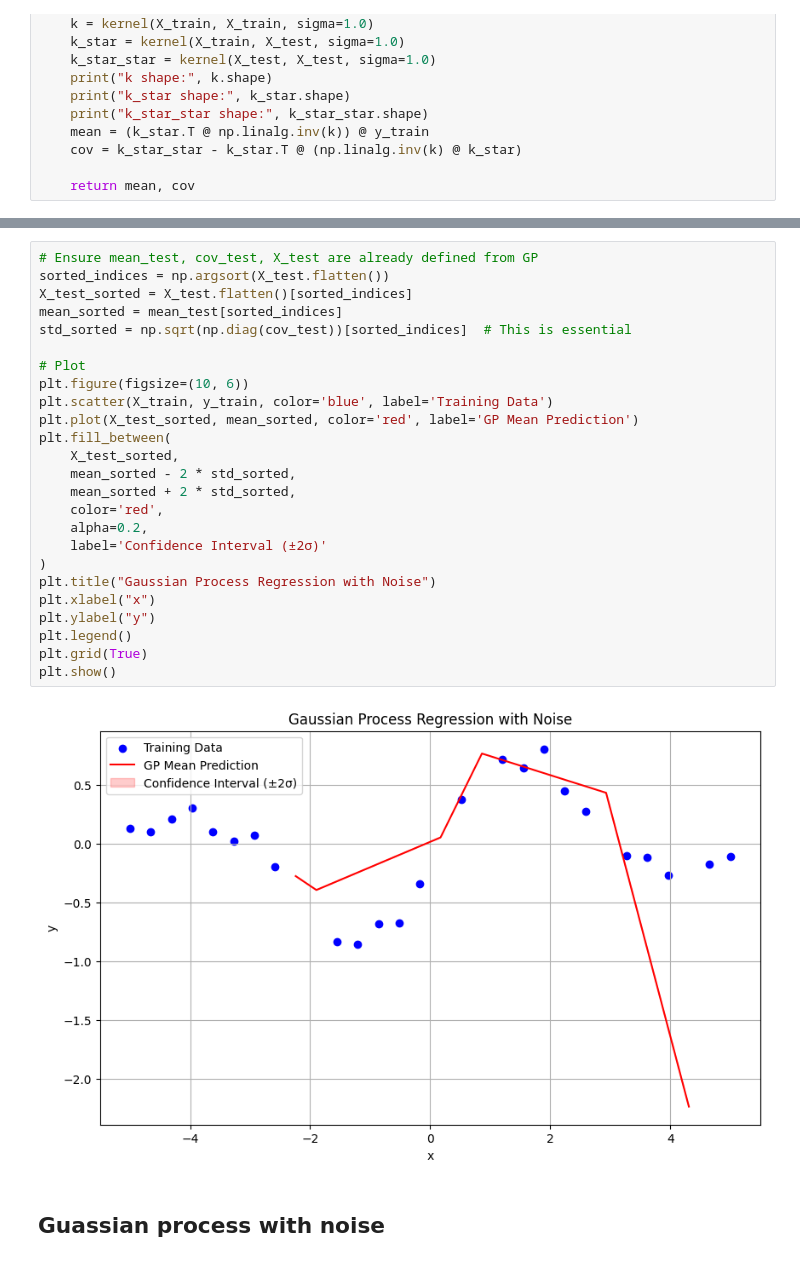
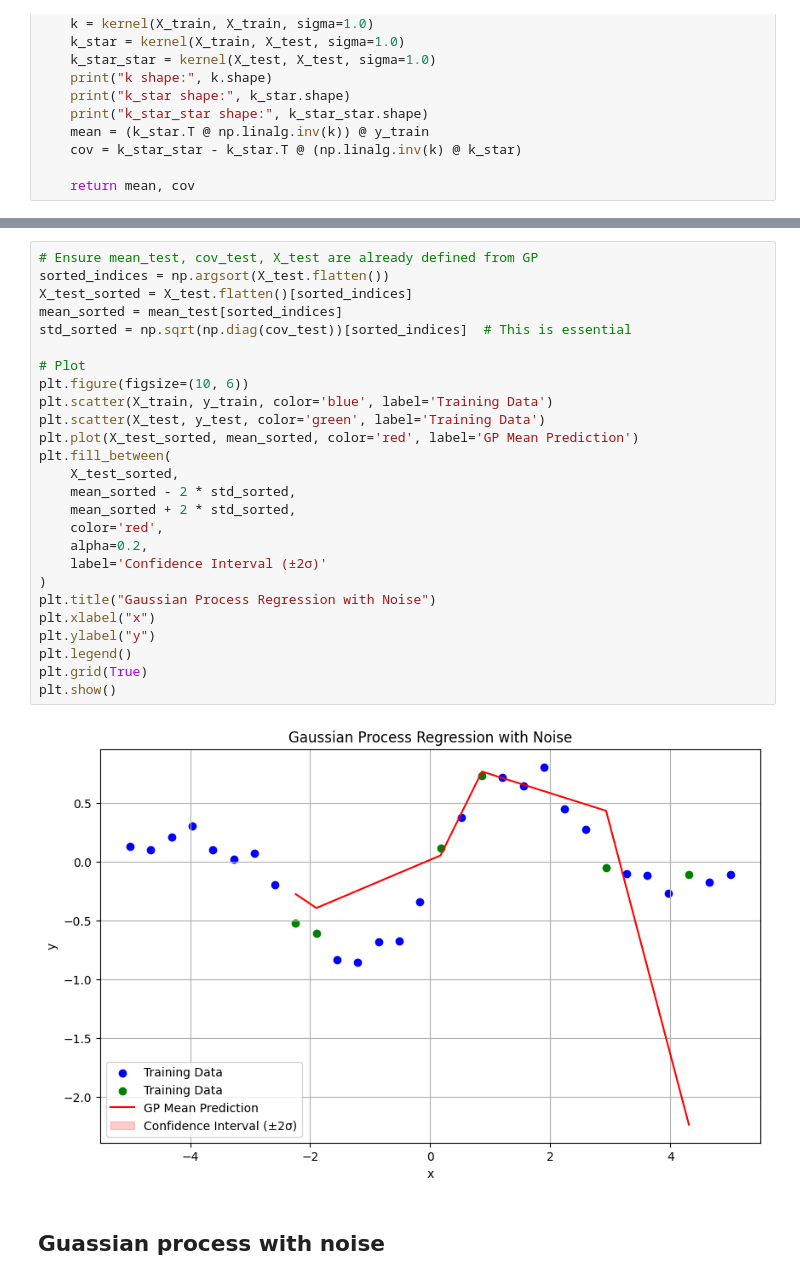
Before and after one commit to Hanifemam/pattern_recognition, a Jupyter notebook: course_implementation/gp.ipynb, the cells around one changed output, grey strips where cells are left out. Saved outputs shown, nothing was run; the diff lists cells and outputs as text.

```diff
--- a/course_implementation/gp.ipynb
+++ b/course_implementation/gp.ipynb
@@ -78,30 +78,31 @@ k_star_star shape: (6, 6)
 # %%
 # Ensure mean_test, cov_test, X_test are already defined from GP
 sorted_indices = np.argsort(X_test.flatten())
 X_test_sorted = X_test.flatten()[sorted_indices]
 mean_sorted = mean_test[sorted_indices]
 std_sorted = np.sqrt(np.diag(cov_test))[sorted_indices]  # This is essential
 
 # Plot
 plt.figure(figsize=(10, 6))
 plt.scatter(X_train, y_train, color='blue', label='Training Data')
+plt.scatter(X_test, y_test, color='green', label='Training Data')
 plt.plot(X_test_sorted, mean_sorted, color='red', label='GP Mean Prediction')
 plt.fill_between(
     X_test_sorted,
     mean_sorted - 2 * std_sorted,
     mean_sorted + 2 * std_sorted,
     color='red',
     alpha=0.2,
     label='Confidence Interval (±2σ)'
 )
 plt.title("Gaussian Process Regression with Noise")
 plt.xlabel("x")
 plt.ylabel("y")
 plt.legend()
 plt.grid(True)
 plt.show()
 # %% [output]
-[figure, old version]
+[figure, new version]
 # %% [markdown]
 ## Guassian process with noise
 # %%
```
Also changed, not shown: parts of 1 cell of this notebook, 1 other file.
